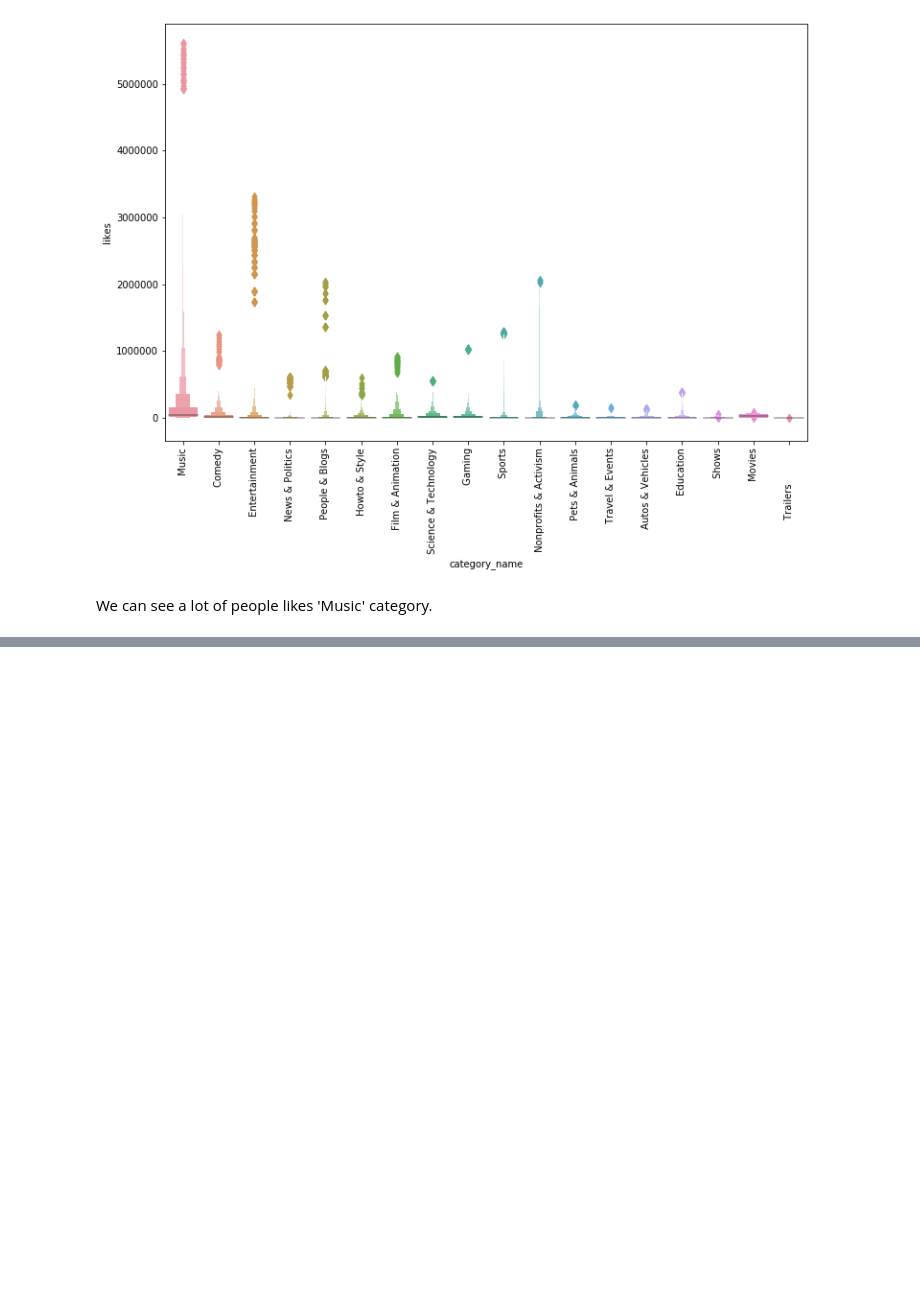
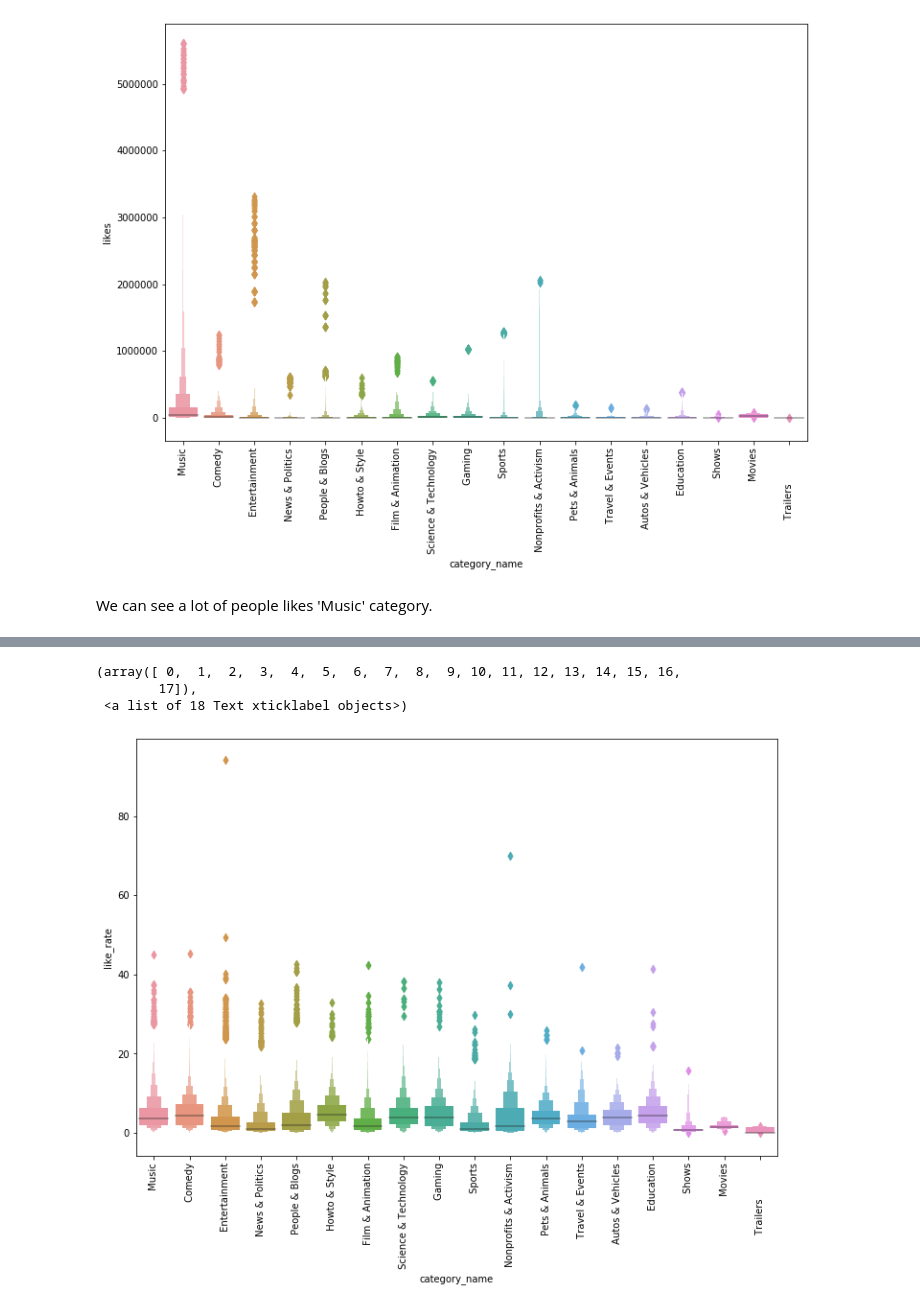
Before and after one commit to MiskaturRahman/Data-Science-PortFolio, a Jupyter notebook: youtube Case study/youtube_analysis.ipynb, the cells around one changed output, grey strips where cells are left out. Cells and saved outputs as stored; diff of their text form; code cells hidden in the pictures; blank space fills up the shorter version.

Commit message:
audience engagement in likes and dislikes

```diff
--- a/youtube Case study/youtube_analysis.ipynb
+++ b/youtube Case study/youtube_analysis.ipynb
@@ -442,0 +457,7 @@ We can see a lot of people likes 'Music' category.
+# %%
+# check like percentage and saving to dataframe
+full_df['like_rate'] = (full_df['likes']/full_df['views'])*100
+# check dislike percentage and saving to dataframe
+full_df['dislike_rate'] = (full_df['dislikes']/full_df['views'])*100
+# check comment percentage and saving to dataframe
+full_df['comment_rate'] = (full_df['comment_count']/full_df['views'])*100
@@ -442,0 +471,11 @@ We can see a lot of people likes 'Music' category.
+# %%
+# showing data in boxenplot
+
+plt.figure(figsize =(12,8))
+sns.boxenplot(data=full_df, x='category_name', y='like_rate')
+plt.xticks(rotation='vertical')
+# %% [output]
+(array([ 0,  1,  2,  3,  4,  5,  6,  7,  8,  9, 10, 11, 12, 13, 14, 15, 16,
+        17]),
+ <a list of 18 Text xticklabel objects>)
+[figure, added]
```
Also changed, not shown: parts of 9 cells of this notebook.
